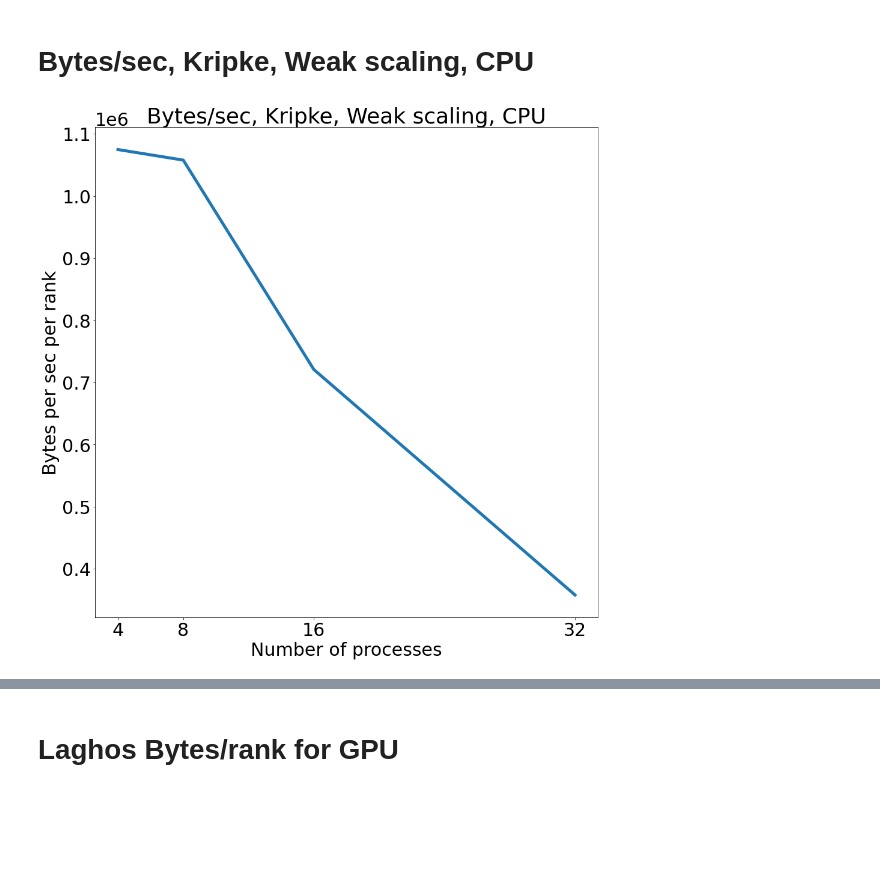
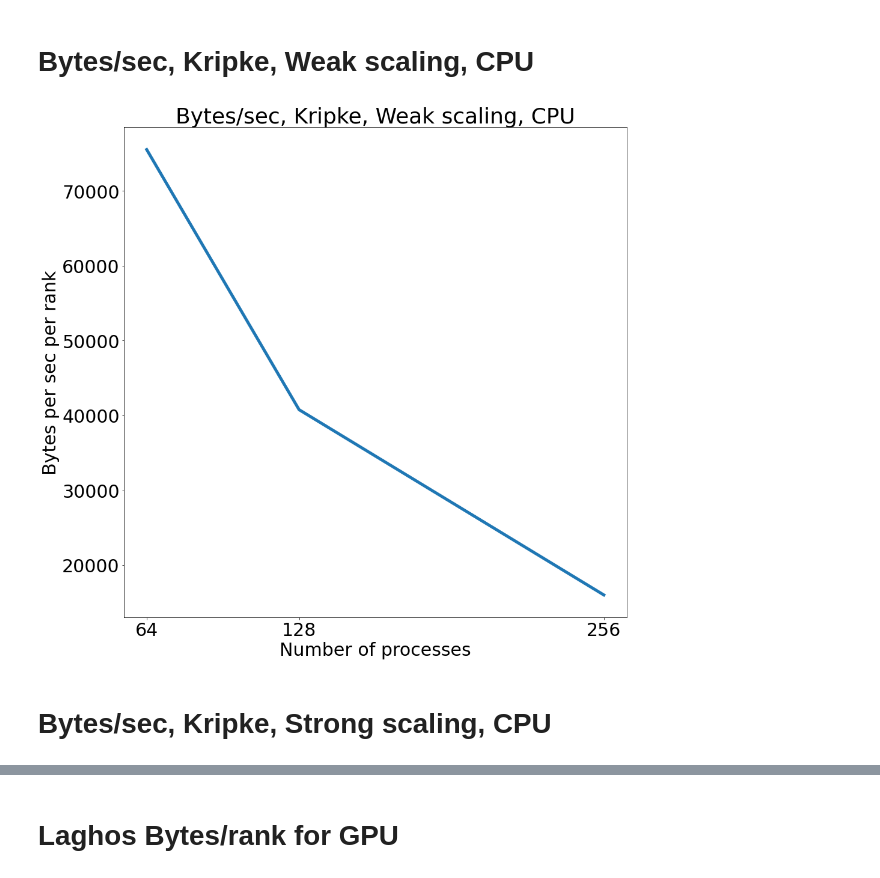
Before and after one commit to gracenansamba/BenchParkAnalysis, a Jupyter notebook: Comm_dynamic.ipynb, the cells around one changed output, grey strips where cells are left out. Cells and saved outputs as stored; diff of their text form; code cells hidden in the pictures; blank space fills up the shorter version.

Commit message:
Comm_dynamic for Kripke and Laghos

```diff
--- a/Comm_dynamic.ipynb
+++ b/Comm_dynamic.ipynb
@@ -30,7 +27,7 @@ kripke_cali_files_strong = glob.glob(f"{kripke_files_strong}/**/*.cali", recursi
 tk_kripke_strong_scaling = th.Thicket.from_caliperreader(kripke_cali_files_strong, string_attributes="loop")
 
 kripke_files_weak = "/usr/workspace/nansamba1/dane-2-6-25/kripke-benchmark-weak-openmp/dane-system/workspace/experiments/kripke/kripke"
-kripke_cali_files_weak = glob.glob(f"{kripke_files_strong}/**/*.cali", recursive=True)
+kripke_cali_files_weak = glob.glob(f"{kripke_files_weak}/**/*.cali", recursive=True)
 kripke_cali_files_weak = [file for file in kripke_cali_files_weak if '512' not in file]
 tk_kripke_weak_scaling = th.Thicket.from_caliperreader(kripke_cali_files_weak, string_attributes="loop")
 
@@ -271,36 +268,40 @@ kripke_node_strong = filtered_tk_kripke_strong.dataframe.loc[filtered_tk_kripke_
 
 #df_amg = amg_node_weak.append(amg_node_strong, ignore_index=True)
 #df_kripke = kripke_node_weak.append(kripke_node_strong, ignore_index=True)
 #df_strong = filtered_tk_amg_halo.dataframe.append(filtered_tk_kripke.dataframe, ignore_index=True)
 #print(df)
 fig, ax = plt.subplots(1,1, figsize=(15, 15), sharey=False)
 #sns.lineplot(data=amg_node_weak, ax=ax[0], x='mpi.world.size', y='Avg Time Per Loop', linestyle="--", hue="Size-x")
 #sns.lineplot(data=amg_node_strong, ax=ax[0], x='mpi.world.size', y='Avg Time Per Loop', hue="global_x")
 
 #sns.lineplot(data=amg_node_weak, ax=ax[0], x='mpi.world.size', y='Bytes per sec')
 #sns.lineplot(data=amg_node_weak, ax=ax[0], x='mpi.world.size', y='Avg Time Per Loop', linestyle="--", hue="Size-x", label="weak")
 
-#sns.lineplot(data=kripke_node_strong, x='mpi.world.size', ax=ax[0], y='Bytes per sec')
+#sns.lineplot(data=kripke_node_strong, x='mpi.world.size', ax=ax[0], y='Bytes per sec', linewidth=5)
 sns.lineplot(data=kripke_node_weak, x='mpi.world.size', ax=ax, y='Bytes per sec', linewidth=5)
 
-#ax[0].set_title('Bytes/sec,AMG,Weak scaling,CPU')
+#ax[0].set_title('Bytes/sec Kripke, Strong scaling, CPU')
 ax.set_title('Bytes/sec, Kripke, Weak scaling, CPU')
 #plt.xlabel('Number of processes')
 #plt.ylabel('Bytes sent (max)')
 #ax[0].set_xscale("log", base=2)
 #ax[1].set_xscale("log", base=2)
 #ax[0].set_xlabel('Number of processes')
 ax.set_xlabel('Number of processes')
-#ax[0].set_ylabel('Bytes per sec per rank')
+#ax[1].set_ylabel('Bytes per sec per rank')
 ax.set_ylabel('Bytes per sec per rank')
 #ax[0].set_ylim(0,80000)
 #ax.set_ylim(0,80000)
 
-ax.set_xticks([4, 8, 16, 32], ['4', '8', '16', '32'])
-#ax.set_xticks([64, 128, 256, 512], ['64', '128', '256', '512'])
+#ax[0].set_xticks([4, 8, 16, 32], ['4', '8', '16', '32'])
+#ax[1].set_xticks([4, 8, 16, 32], ['4', '8', '16', '32'])
+
+ax.set_xticks([64, 128, 256], ['64', '128', '256'])
 
 # Display the plot
 plt.show()
 fig.savefig("Bytes per sec AMG_Kripke_weak_cpu_25.png", facecolor='white', transparent=False)
 # %% [output]
-[figure, old version]
+[figure, new version]
+# %% [markdown]
+# Bytes/sec, Kripke, Strong scaling, CPU
```
Also changed, not shown: parts of 24 cells of this notebook.
